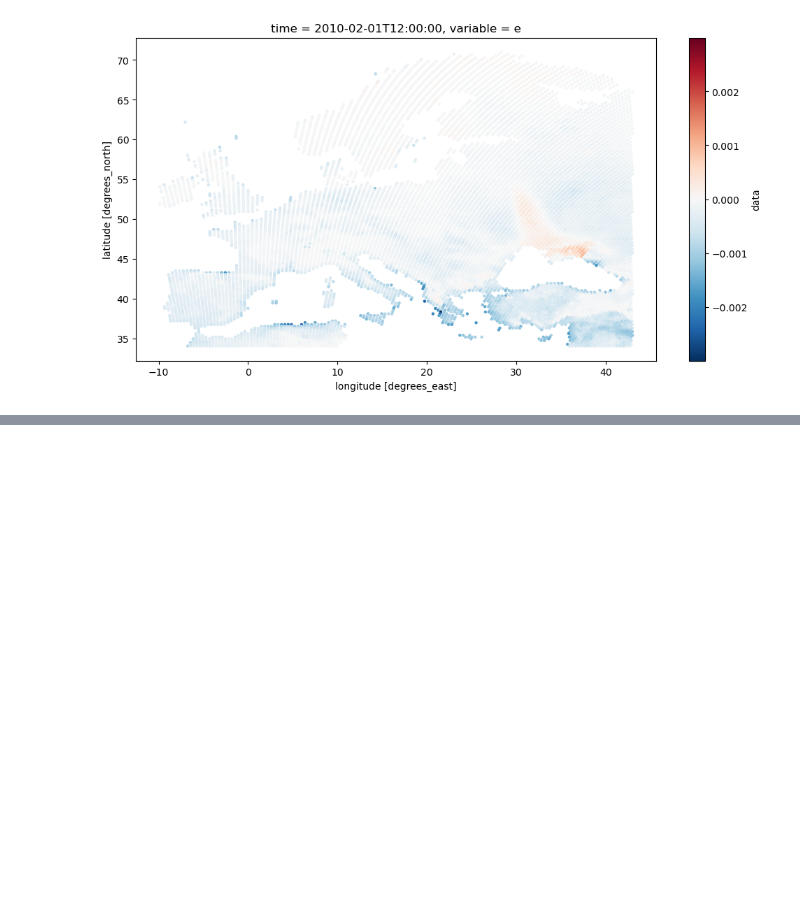
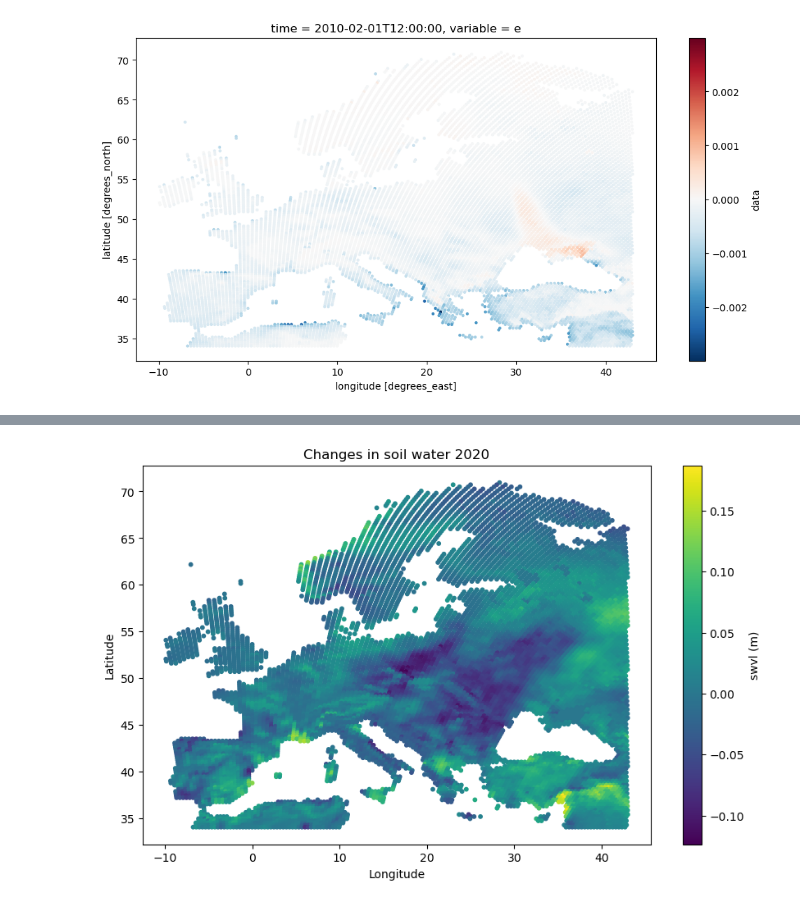
Before and after one commit to ECMWFCode4Earth/ML-BEES, a Jupyter notebook: ML-BEES-eval/physical_consistency.ipynb, the cells around one changed output, grey strips where cells are left out. Cells and saved outputs as stored; diff of their text form; code cells hidden in the pictures; blank space fills up the shorter version.

Commit message:
update water balance evaluation

```diff
--- a/ML-BEES-eval/physical_consistency.ipynb
+++ b/ML-BEES-eval/physical_consistency.ipynb
@@ -268,4 +275,4 @@ plt.show()
 [figure]
 # %%
 start_date = '2020-01-01'
-end_date = '2020-11-30 12:00:00'
+end_date = '2020-12-31 18:00:00'
@@ -363,18 +316,20 @@ train_ds_p_year = train_ds_p.sum(dim='time').values*1000 # in mm
 # daily sum?
 # %%
 # total water storage in 3 soil layers
+# area (m2) *depth=total volumne of each soil layer --> * swv ratio = total amount of soil water (m3)
 train_total_volume_swvl1=train_ds.clim_data.sel(clim_variable="clim_cell_area")*0.07*train_ds_swvl1
 train_total_volume_swvl2=train_ds.clim_data.sel(clim_variable="clim_cell_area")*0.21*train_ds_swvl2
 train_total_volume_swvl3=train_ds.clim_data.sel(clim_variable="clim_cell_area")*0.72*train_ds_swvl3
 train_total_volume_swvl=train_total_volume_swvl1+train_total_volume_swvl2+train_total_volume_swvl3
-train_total_volume_all=train_ds.clim_data.sel(clim_variable="clim_cell_area")*1 # m3 at each grid point
-train_grid_mean_swvl=train_total_volume_swvl/train_ds.clim_data.sel(clim_variable="clim_cell_area")
+train_grid_mean_swvl=train_total_volume_swvl/train_ds.clim_data.sel(clim_variable="clim_cell_area") # convert to unit in depth in m
 
 eval_total_volume_swvl1=train_ds.clim_data.sel(clim_variable="clim_cell_area")*0.07*eval_ds_swvl1
 eval_total_volume_swvl2=train_ds.clim_data.sel(clim_variable="clim_cell_area")*0.21*eval_ds_swvl2
 eval_total_volume_swvl3=train_ds.clim_data.sel(clim_variable="clim_cell_area")*0.72*eval_ds_swvl3
 eval_total_volume_swvl=eval_total_volume_swvl1+eval_total_volume_swvl2+eval_total_volume_swvl3
-eval_total_volume_all=train_ds.clim_data.sel(clim_variable="clim_cell_area")*1 # m3 at each grid point
 eval_grid_mean_swvl=eval_total_volume_swvl/train_ds.clim_data.sel(clim_variable="clim_cell_area") # unit in meter
 
 # convert to day mean?
+#changes in soil water: end of year - beginning of year
+changes_in_swvl_train=train_grid_mean_swvl.isel(time=0)-train_grid_mean_swvl.isel(time=-1)
+changes_in_swvl_eval=eval_grid_mean_swvl.isel(time=0)-eval_grid_mean_swvl.isel(time=-1)
@@ -384,0 +341,17 @@ train_ds_e.sum(dim='time').values*1000
+# %%
+# visualize the output
+
+lat = changes_in_swvl_train['lat'].values
+lon = changes_in_swvl_train['lon'].values
+values = changes_in_swvl_train.variable.values
+
+# Create the plot
+plt.figure(figsize=(10, 6))
+plt.scatter(lon, lat, c=values, cmap='viridis', s=10)
+plt.colorbar(label='swvl (m)')
+plt.xlabel('Longitude')
+plt.ylabel('Latitude')
+plt.title('Changes in soil water 2020')
+plt.show()
+# %% [output]
+[figure, added]
```
Also changed, not shown: parts of 16 cells of this notebook.
